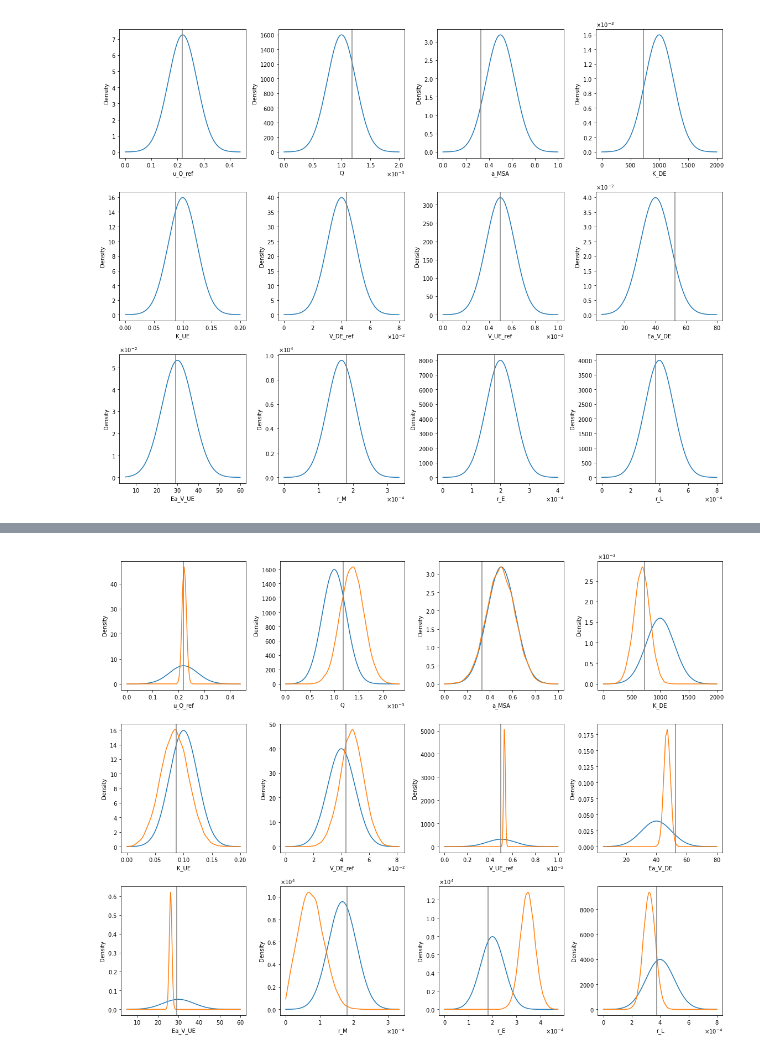
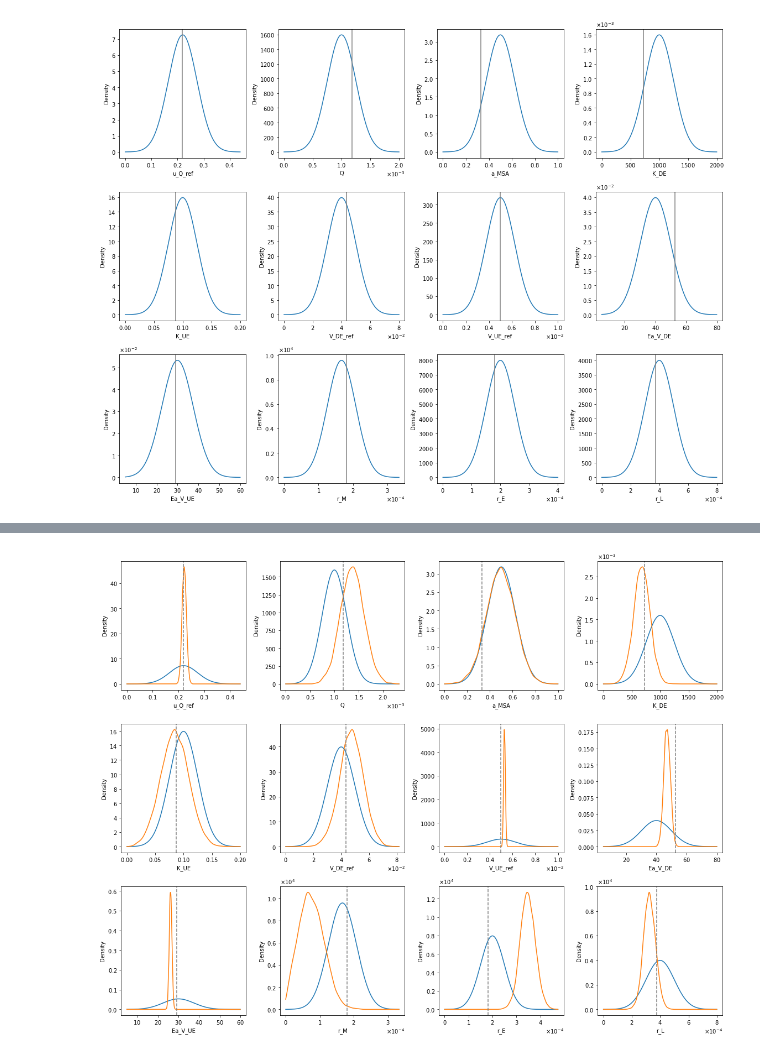
Before and after one commit to wallyxie/AWB-ECA_inference, a Jupyter notebook: plot_AWB-ECA_NUTS_prior_post.ipynb, the cells around one changed output, grey strips where cells are left out. Saved outputs shown, nothing was run; the diff lists cells and outputs as text; code cells hidden in the pictures.

```diff
--- a/plot_AWB-ECA_NUTS_prior_post.ipynb
+++ b/plot_AWB-ECA_NUTS_prior_post.ipynb
@@ -209,24 +209,24 @@ tensor([4.39948469e-01, 2.33399984e-03, 9.99732256e-01, 1.99976575e+03,
 # %%
 num_params = len(SAWB_ECA_SS_priors_details)
 ncols = 4
 nrows = int(num_params / ncols) + 1
 fig, axes = plt.subplots(nrows, ncols, figsize=(ncols * 4, nrows * 4))
 axes = np.atleast_2d(axes)
 k = 0
 for i, row in enumerate(axes):
     for j, ax in enumerate(row):
         if k < num_params:
             key = keys[k]
             post_kde_density = stats.gaussian_kde(df_post.loc[:, key])
             ax.plot(x[:, k], pdf_prior[:, k])
             ax.plot(x[:, k], post_kde_density(x[:, k]))
-            ax.axvline(true_theta[key], color='gray')
+            ax.axvline(true_theta[key], color='gray', linestyle = '--')
             ax.set_xlabel(key)
             ax.set_ylabel('Density')
             ax.ticklabel_format(style='sci', scilimits=(-2,4), axis='both', useMathText='True')
         else:
             fig.delaxes(axes[i, j])
         k += 1
 plt.tight_layout()
 # %% [output]
-[figure, old version]
+[figure, new version]
```
Also changed, not shown: parts of 5 cells of this notebook.
